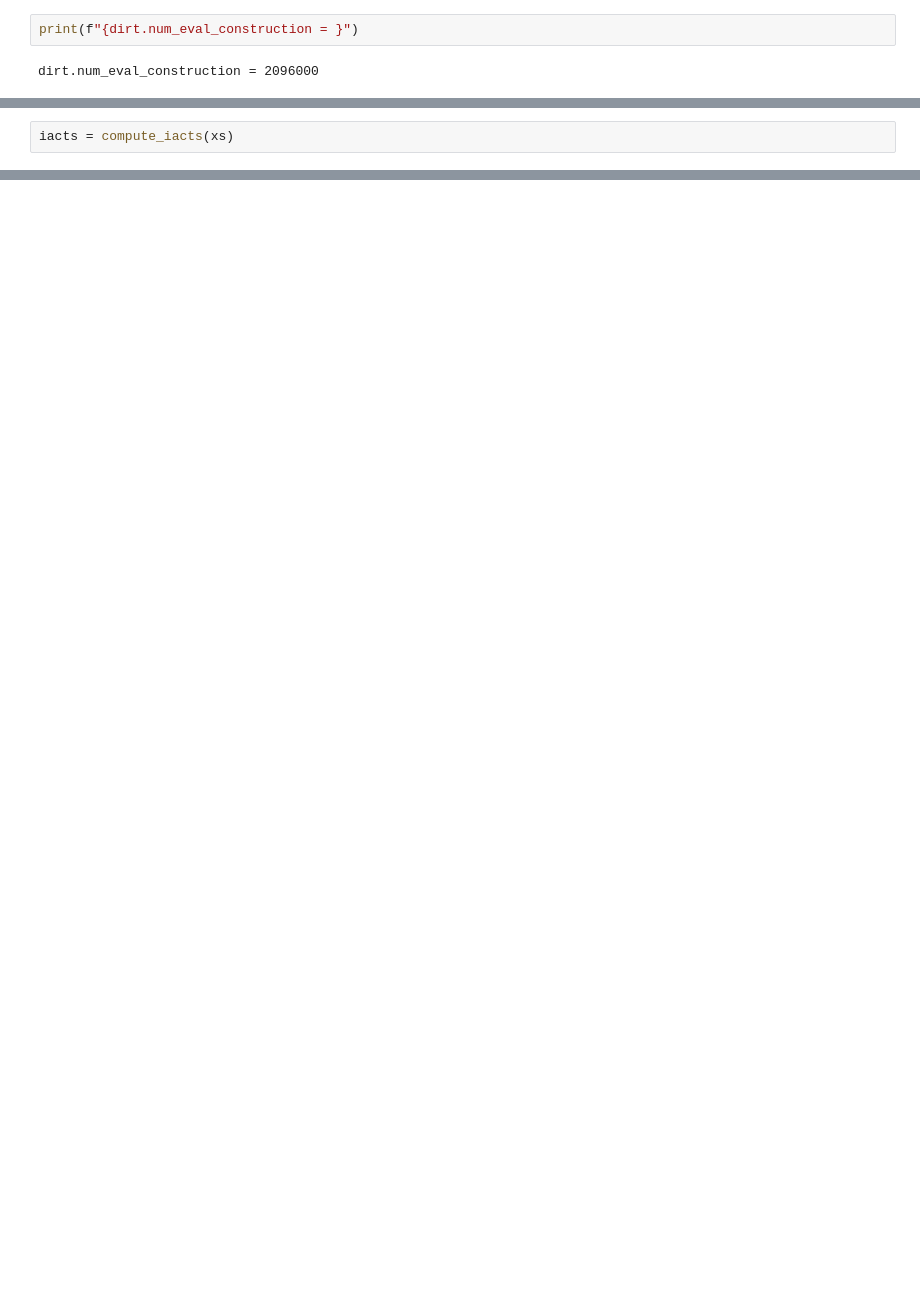
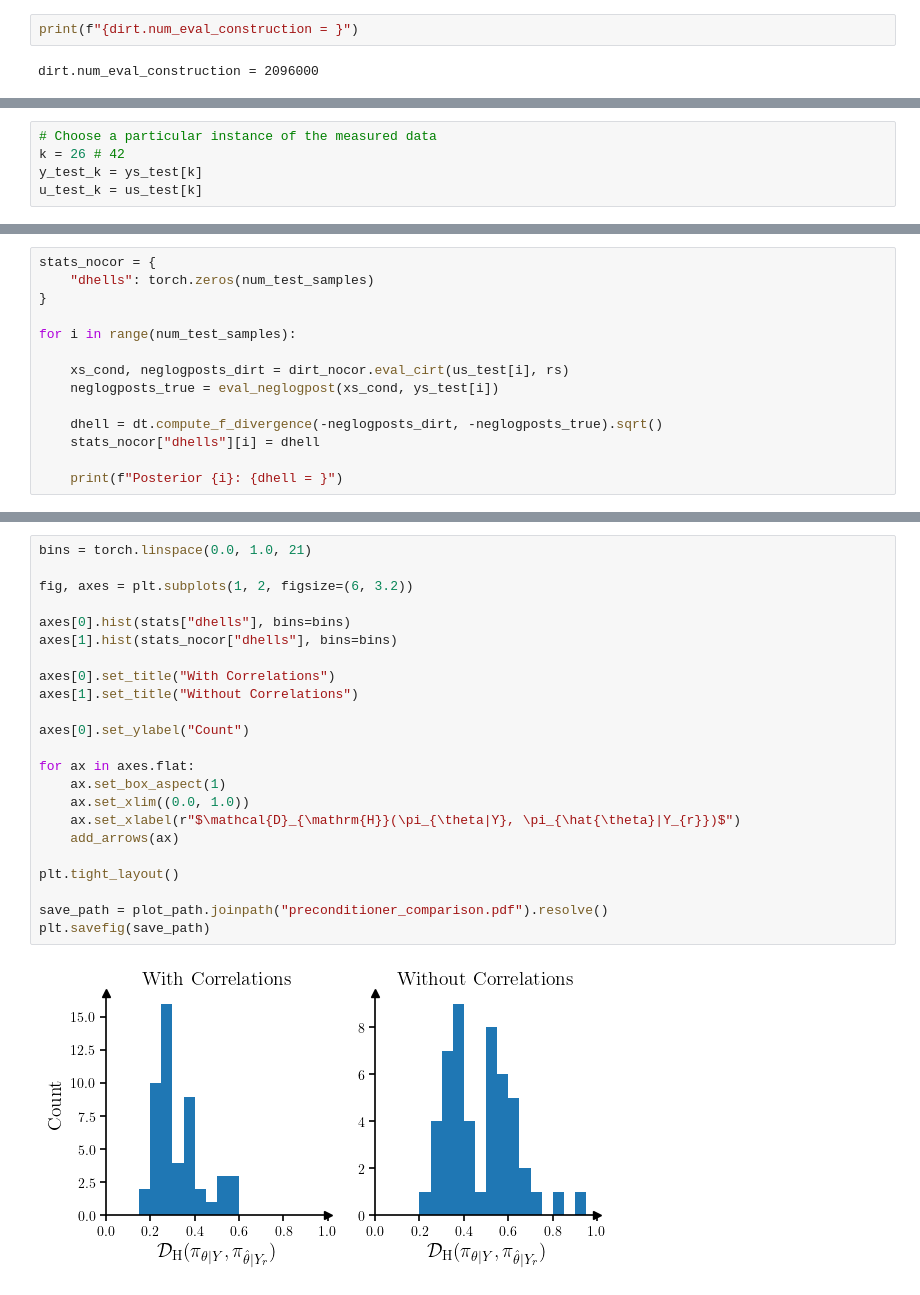
Before and after one commit to DeepTransport/deep-tensor-py, a Jupyter notebook: docs/examples/poisson/example_amortised_kl.ipynb, the cells around one changed output, grey strips where cells are left out. Saved outputs shown, nothing was run; the diff lists cells and outputs as text; blank space fills up the shorter version.

```diff
--- a/docs/examples/poisson/example_amortised_kl.ipynb
+++ b/docs/examples/poisson/example_amortised_kl.ipynb
@@ -541,2 +247,0 @@ xs, neglogfxs, acceptance_rates, iacts = run_pcn(
-# %%
-iacts = compute_iacts(xs)
@@ -706,0 +473,5 @@ plt.savefig("preconditioner_comparison.pdf")
+# %%
+# Choose a particular instance of the measured data
+k = 26 # 42
+y_test_k = ys_test[k]
+u_test_k = us_test[k]
@@ -706,0 +630,14 @@ plt.savefig("preconditioner_comparison.pdf")
+# %%
+stats_nocor = {
+    "dhells": torch.zeros(num_test_samples)
+}
+
+for i in range(num_test_samples):
+
+    xs_cond, neglogposts_dirt = dirt_nocor.eval_cirt(us_test[i], rs)
+    neglogposts_true = eval_neglogpost(xs_cond, ys_test[i])
+
+    dhell = dt.compute_f_divergence(-neglogposts_dirt, -neglogposts_true).sqrt()
+    stats_nocor["dhells"][i] = dhell
+
+    print(f"Posterior {i}: {dhell = }")
@@ -706,0 +664,25 @@ plt.savefig("preconditioner_comparison.pdf")
+# %%
+bins = torch.linspace(0.0, 1.0, 21)
+
+fig, axes = plt.subplots(1, 2, figsize=(6, 3.2))
+
+axes[0].hist(stats["dhells"], bins=bins)
+axes[1].hist(stats_nocor["dhells"], bins=bins)
+
+axes[0].set_title("With Correlations")
+axes[1].set_title("Without Correlations")
+
+axes[0].set_ylabel("Count")
+
+for ax in axes.flat:
+    ax.set_box_aspect(1)
+    ax.set_xlim((0.0, 1.0))
+    ax.set_xlabel(r"$\mathcal{D}_{\mathrm{H}}(\pi_{\theta|Y}, \pi_{\hat{\theta}|Y_{r}})$")
+    add_arrows(ax)
+
+plt.tight_layout()
+
+save_path = plot_path.joinpath("preconditioner_comparison.pdf").resolve()
+plt.savefig(save_path)
+# %% [output]
+[figure, added]
```
Also changed, not shown: parts of 106 cells of this notebook, 36 other files.
